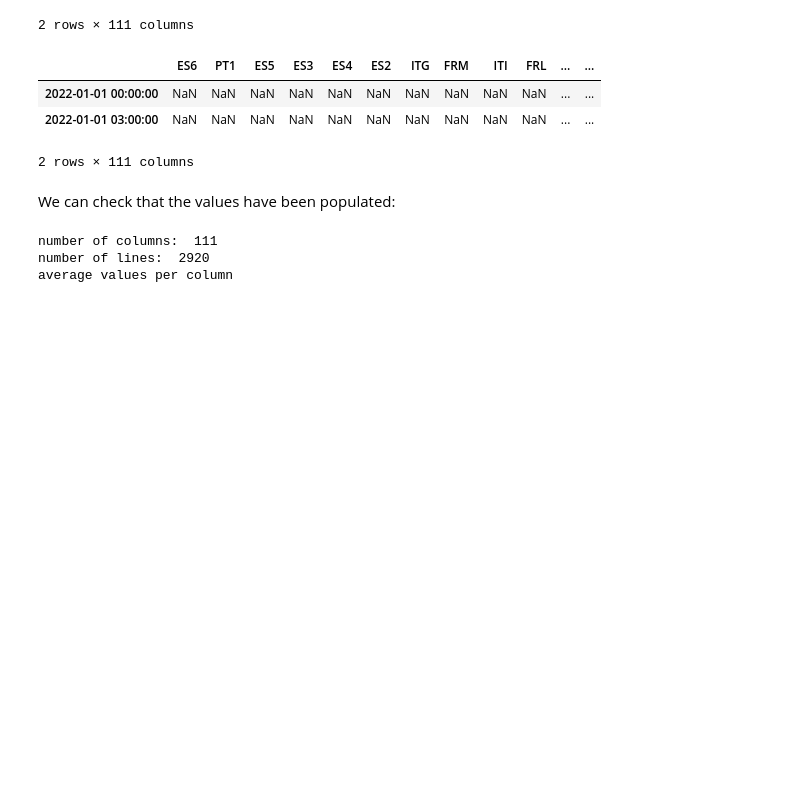
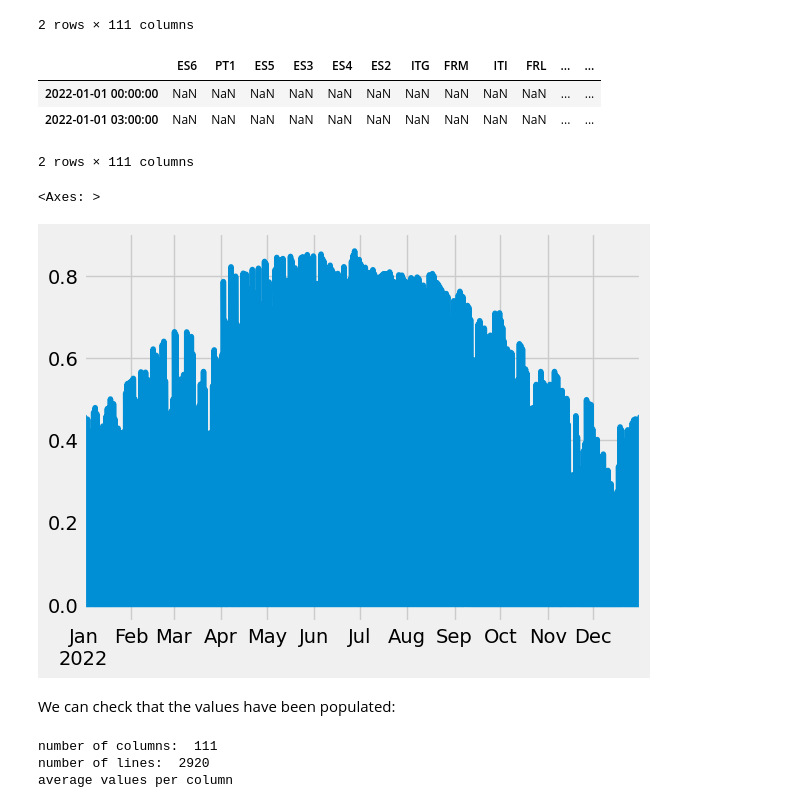
Before and after one commit to victorelgersma/dafs, a Jupyter notebook: final_assignment/AssignmentESMFinal.ipynb, the cells around one changed output. Cells and saved outputs as stored; diff of their text form; code cells hidden in the pictures; blank space fills up the shorter version.

```diff
--- a/final_assignment/AssignmentESMFinal.ipynb
+++ b/final_assignment/AssignmentESMFinal.ipynb
@@ -744,6 +771,11 @@ for id in df_wind.columns:
     cf_wind_array = era5_clipped['cf_wind'].mean(dim=['latitude', 'longitude'])
     df_pv[id] = cf_pv_array
     df_wind[id] = cf_wind_array
+# %%
+df_pv['ES6'].plot()
+# %% [output]
+<Axes: >
+[figure, added]
 # %% [markdown]
 We can check that the values have been populated:
 # %%
```
Also changed, not shown: parts of 34 cells of this notebook, 3 other files.
